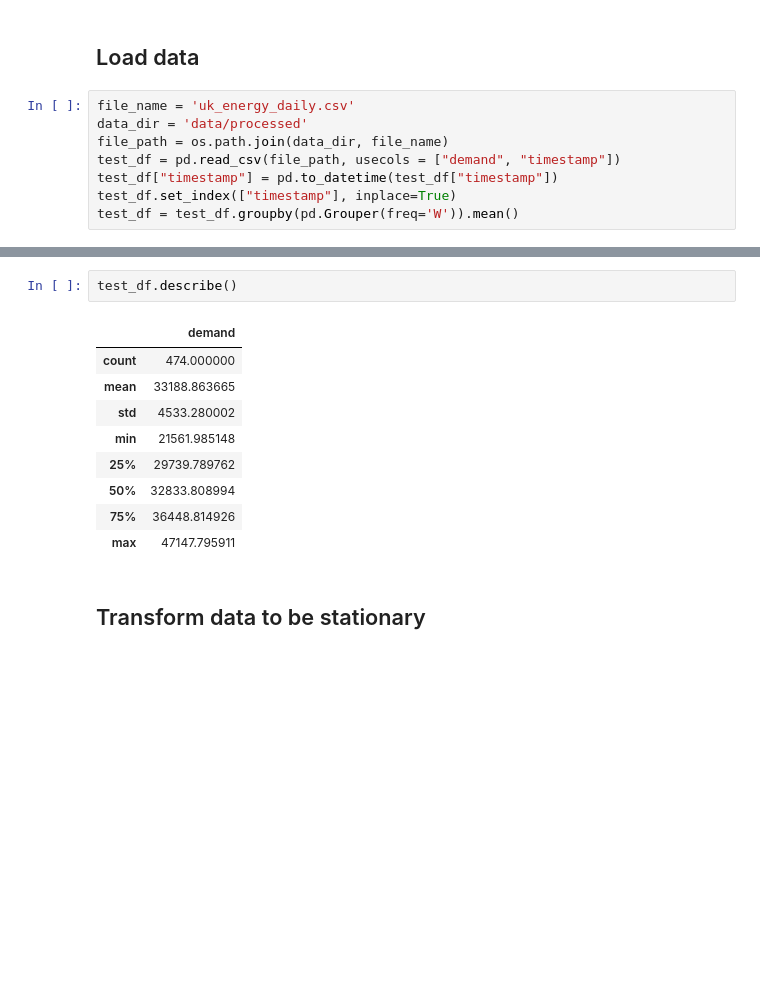
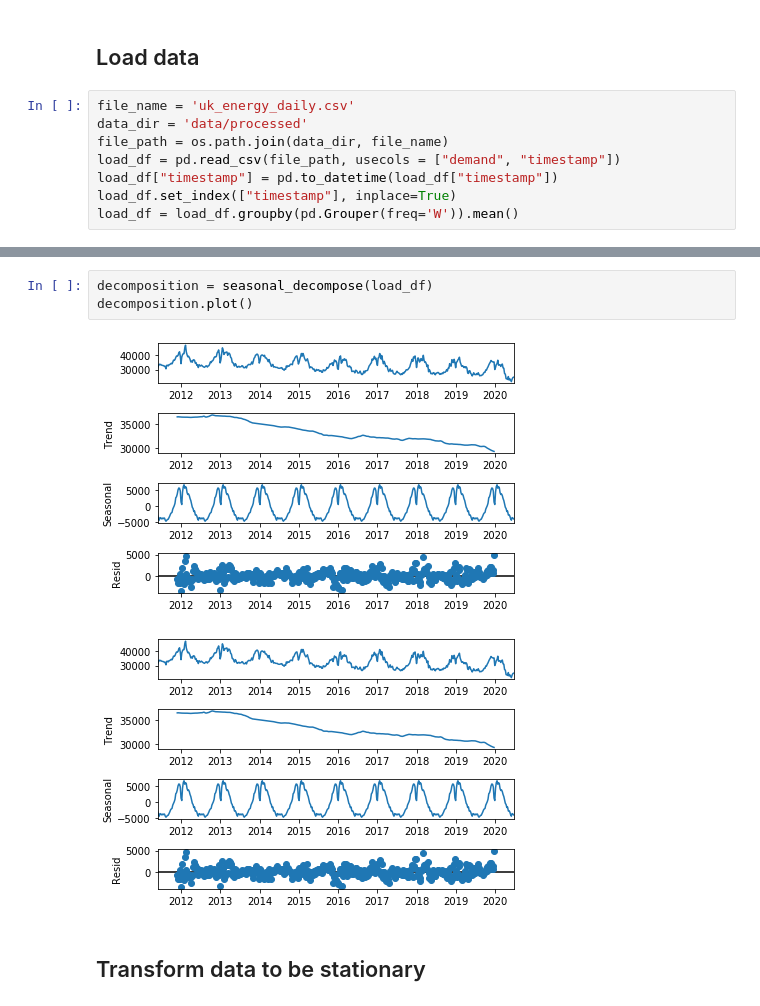
Before and after one commit to BristolFluFighters/BristolFluFighters_NERCHackathonTwo_Recovery, a Jupyter notebook: emissions_forecast.ipynb, the cells around one changed output, grey strips where cells are left out. Drawn from its saved outputs; the diff is of its cells as text; blank space fills up the shorter version.

```diff
--- a/emissions_forecast.ipynb
+++ b/emissions_forecast.ipynb
@@ -21,8 +18,8 @@ from statsmodels.graphics.tsaplots import plot_acf, plot_pacf
 file_name = 'uk_energy_daily.csv'
 data_dir = 'data/processed'
 file_path = os.path.join(data_dir, file_name)
-test_df = pd.read_csv(file_path, usecols = ["demand", "timestamp"])
-test_df["timestamp"] = pd.to_datetime(test_df["timestamp"])
-test_df.set_index(["timestamp"], inplace=True)
-test_df = test_df.groupby(pd.Grouper(freq='W')).mean()
+load_df = pd.read_csv(file_path, usecols = ["demand", "timestamp"])
+load_df["timestamp"] = pd.to_datetime(load_df["timestamp"])
+load_df.set_index(["timestamp"], inplace=True)
+load_df = load_df.groupby(pd.Grouper(freq='W')).mean()
 # %%
@@ -47,18 +44,12 @@ test_df.head()
 | 2011-06-12 | 33820.311689 |
 | 2011-06-19 | 33482.346304 |
 | 2011-06-26 | 33668.414294 |
-# %%
-test_df.describe()
-# %% [output]
-|  | demand |
-| count | 474.000000 |
-| mean | 33188.863665 |
-| std | 4533.280002 |
-| min | 21561.985148 |
-| 25% | 29739.789762 |
-| 50% | 32833.808994 |
-| 75% | 36448.814926 |
-| max | 47147.795911 |
+# %%
+decomposition = seasonal_decompose(load_df)
+decomposition.plot()
+# %% [output]
+[figure, added]
+[figure, added]
 # %% [markdown]
 ## Transform data to be stationary
 # %% [markdown]
```
Also changed, not shown: parts of 28 cells of this notebook.
